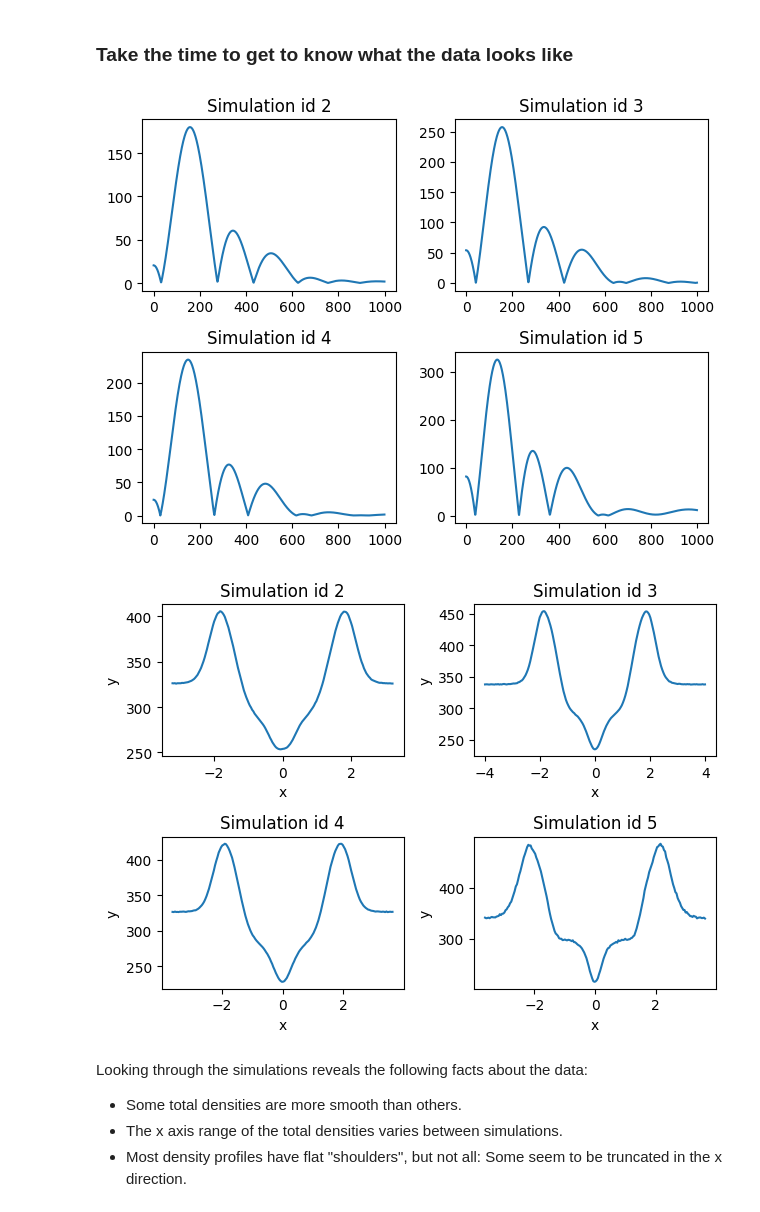
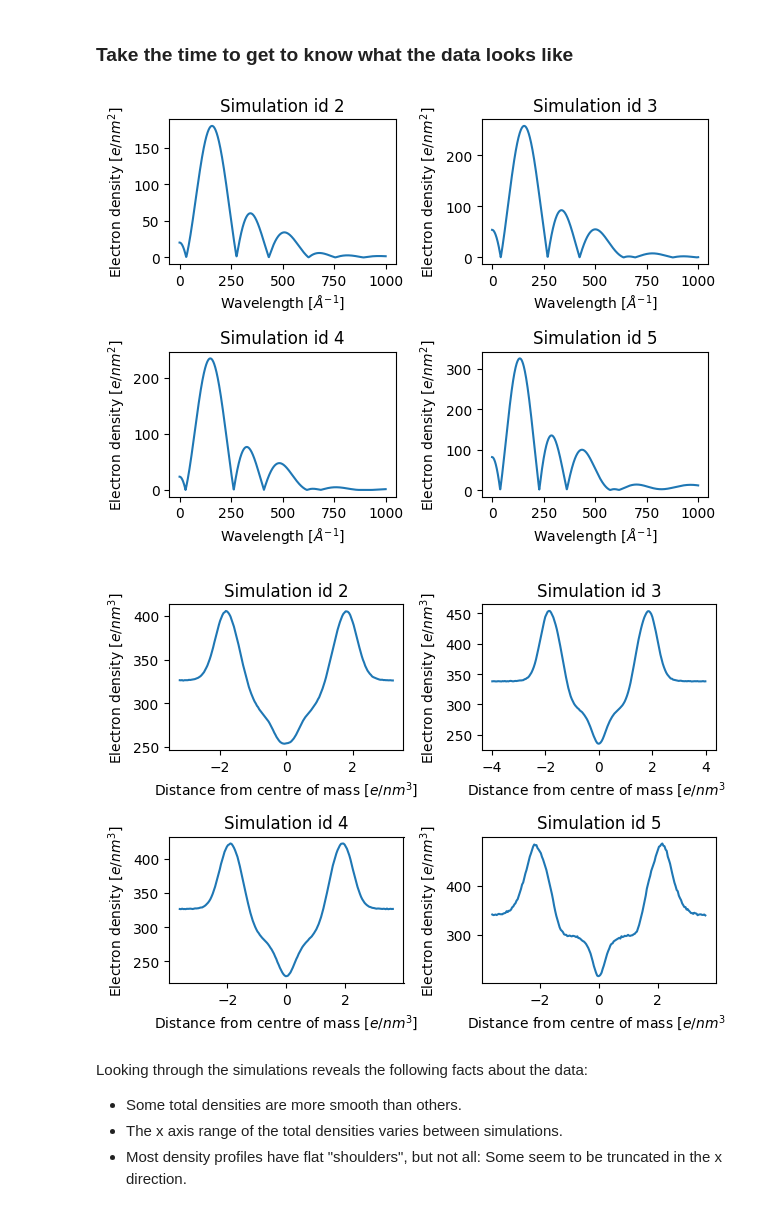
Before and after one commit to Simula-Consulting/NMRlipids, a Jupyter notebook: FormFactor_to_TotalDensity_model_training_walkthrough.ipynb, the cells around one changed output. Saved outputs shown, nothing was run; the diff lists cells and outputs as text; code cells hidden in the pictures.

```diff
--- a/FormFactor_to_TotalDensity_model_training_walkthrough.ipynb
+++ b/FormFactor_to_TotalDensity_model_training_walkthrough.ipynb
@@ -63,11 +63,16 @@ Databank initialized from the folder: /Users/even/NMRlipids/Databank/Data/Simula
 # %%
 # Some systems have periodic boundary condition (PBC) warnings and should be excluded from the analysis
 PBC_warning_count = 0
+xnormal_warning_count = 0
 for system in systems:
-    if "WARNINGS" in system.keys():
-        if type(system["WARNINGS"]) == dict and "PBC" in system["WARNINGS"].keys():
+    if "WARNINGS" in system.keys() and type(system["WARNINGS"]) == dict:
+        if "PBC" in system["WARNINGS"].keys():
             PBC_warning_count += 1
-            #print("System ", system["ID"], ": ", system["WARNINGS"], sep="")
+            # print("System ", system["ID"], ": ", system["WARNINGS"], sep="")
+        if "ORIENTATION" in system["WARNINGS"].keys() and system["WARNINGS"]["ORIENTATION"] == "x-normal":
+            xnormal_warning_count += 1
+            # print("System ", system["ID"], ": ", system["WARNINGS"], sep="")
 print("Number of systems with PBC warnings:", PBC_warning_count)
+print("Number of systems with xnormal warnings:", xnormal_warning_count)
 # %% [output]
 Number of systems with PBC warnings: 15
@@ -88,10 +94,11 @@ required_form_factor_dimension = 1000
 
 # Load form factors and total densities
 for system in systems:
-    if "WARNINGS" in system.keys():  # Skip system with PBC warnings
-        if type(system["WARNINGS"]) == dict and "PBC" in system["WARNINGS"].keys():
-            PBC_warning_count += 1
-            continue
+    if "WARNINGS" in system.keys() and type(system["WARNINGS"]) == dict:
+        if "PBC" in system["WARNINGS"].keys():
+            continue # Skip system with PBC warnings
+        elif "ORIENTATION" in system["WARNINGS"].keys() and system["WARNINGS"]["ORIENTATION"] == "x-normal":
+            continue # Skip system with x-normal orientation warnings
     FFsim, TDsim = getFormFactorAndTotalDensityPair(system, databankPath)
     if (
         isinstance(FFsim, list)
@@ -127,39 +134,43 @@ print(system_ids)
 ### Take the time to get to know what the data looks like
 # %%
 # Visualize form factors and total density profiles
-# Rerun this block to cycle through different simulations
-# start_of_plotting = 0  # Or use this line to reset the plot couinter
+# Rerun this block to cycle through different simulations, or use the line below to reset the plot counter
+# start_of_plotting = 0
 
 if 'start_of_plotting' not in globals():
     start_of_plotting = 0
 
-# # Plot four density profiles
+# Plot four density profiles
 ff_fig, ff_axs = plt.subplots(nrows=2, ncols=2)
 #plt.suptitle("Form factors of simulations " + str(start_of_plotting) + " to " + str(start_of_plotting+3))
 ff_axs = ff_axs.flatten()
 
 td_fig, td_axs = plt.subplots(nrows=2, ncols=2)
 #plt.suptitle("Density profiles of simulations " + str(start_of_plotting) + " to " + str(start_of_plotting+3))
 td_axs = td_axs.flatten()
 
+# ff_xvalues = np.linspace(0,)
+
 plot_index = 0
 for plot_counter, (system_id, x_vector, y_vector, ff_vector) in enumerate(zip(system_ids, all_td_x, all_td_y, all_ff)):
     if plot_counter >= start_of_plotting:
         ff_axs[plot_index].plot(ff_vector)
         ff_axs[plot_index].set_title("Simulation id " + str(system_id))
+        ff_axs[plot_index].set_xlabel("Wavelength ["+r'$Å^{-1}$'+"]")
+        ff_axs[plot_index].set_ylabel("Electron density ["+r'$e/nm^2$'+"]")
         td_axs[plot_index].plot(x_vector, y_vector)
-        td_axs[plot_index].set_xlabel("x")
-        td_axs[plot_index].set_ylabel("y")
+        td_axs[plot_index].set_xlabel("Distance from centre of mass ["+r'$e/nm^3$'+"]")
+        td_axs[plot_index].set_ylabel("Electron density ["+r'$e/nm^3$'+"]")
         td_axs[plot_index].set_title("Simulation id " + str(system_id))
         plot_index += 1
         if plot_index >= 4:
             start_of_plotting = plot_counter + 1
             break
 ff_fig.tight_layout()
 td_fig.tight_layout()
 # %% [output]
-[figure, old version]
+[figure, new version]
-[figure, old version]
+[figure, new version]
 # %% [markdown]
 Looking through the simulations reveals the following facts about the data:
 - Some total densities are more smooth than others.
```
Also changed, not shown: parts of 37 cells of this notebook, 1 other file.
